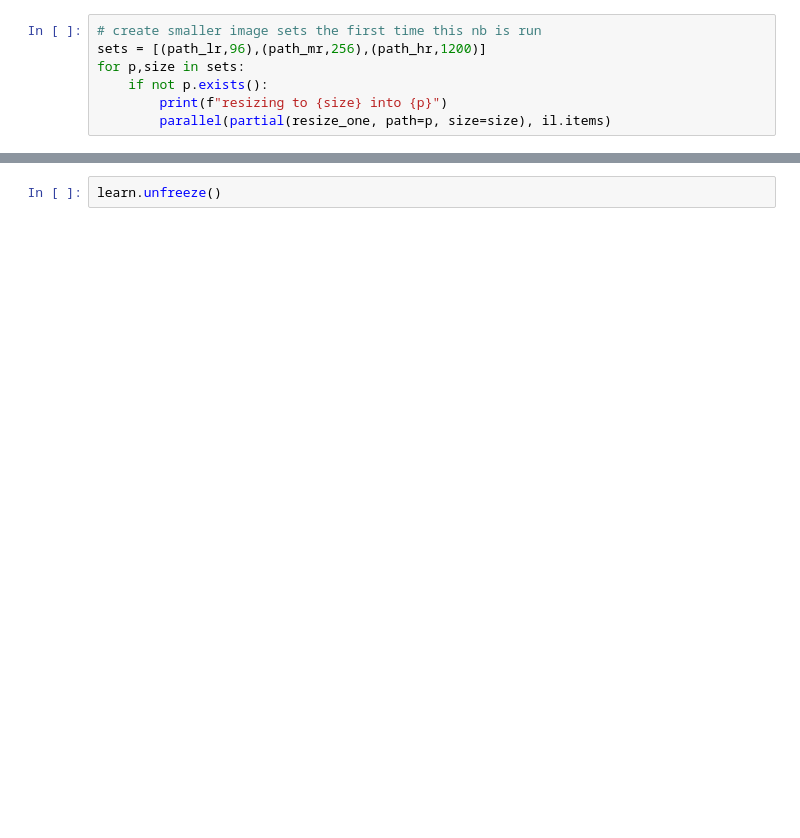
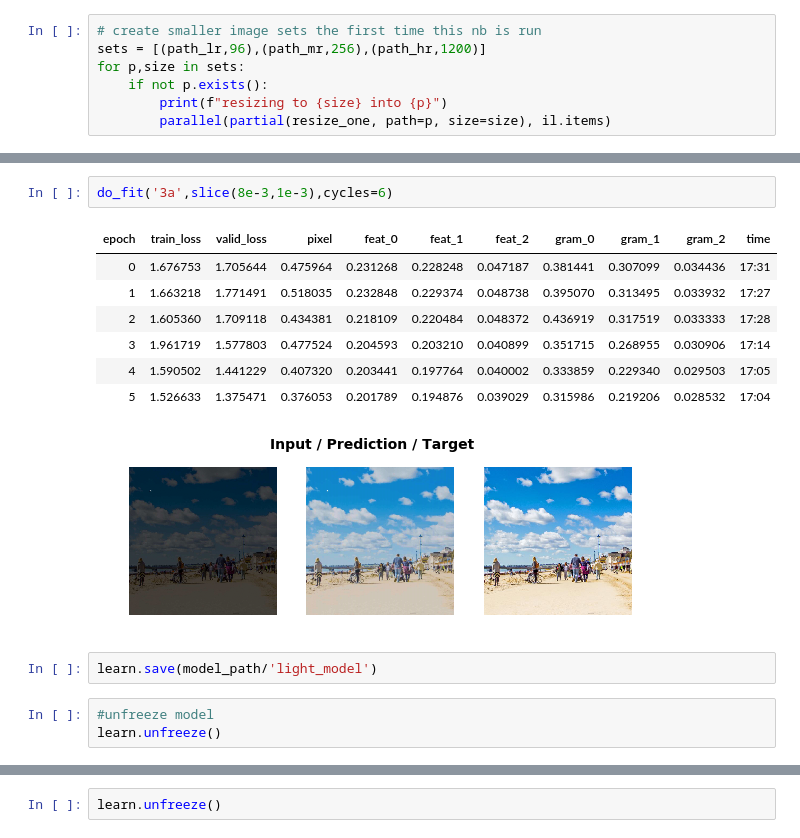
Before and after one commit to mrcasutt/lightinthedark, a Jupyter notebook: light_the_dark.ipynb, the cells around one changed output, grey strips where cells are left out. Drawn from its saved outputs; the diff is of its cells as text; blank space fills up the shorter version.

```diff
--- a/light_the_dark.ipynb
+++ b/light_the_dark.ipynb
@@ -171,0 +393,16 @@ do_fit('1a', slice(1e-3,1e-1))
+# %%
+do_fit('3a',slice(8e-3,1e-3),cycles=6)
+# %% [output]
+| epoch | train_loss | valid_loss | pixel | feat_0 | feat_1 | feat_2 | gram_0 | gram_1 | gram_2 | time |
+| 0 | 1.676753 | 1.705644 | 0.475964 | 0.231268 | 0.228248 | 0.047187 | 0.381441 | 0.307099 | 0.034436 | 17:31 |
+| 1 | 1.663218 | 1.771491 | 0.518035 | 0.232848 | 0.229374 | 0.048738 | 0.395070 | 0.313495 | 0.033932 | 17:27 |
+| 2 | 1.605360 | 1.709118 | 0.434381 | 0.218109 | 0.220484 | 0.048372 | 0.436919 | 0.317519 | 0.033333 | 17:28 |
+| 3 | 1.961719 | 1.577803 | 0.477524 | 0.204593 | 0.203210 | 0.040899 | 0.351715 | 0.268955 | 0.030906 | 17:14 |
+| 4 | 1.590502 | 1.441229 | 0.407320 | 0.203441 | 0.197764 | 0.040002 | 0.333859 | 0.229340 | 0.029503 | 17:05 |
+| 5 | 1.526633 | 1.375471 | 0.376053 | 0.201789 | 0.194876 | 0.039029 | 0.315986 | 0.219206 | 0.028532 | 17:04 |
+[figure, added]
+# %%
+learn.save(model_path/'light_model')
+# %%
+#unfreeze model
+learn.unfreeze()
```
Also changed, not shown: parts of 92 cells of this notebook.
